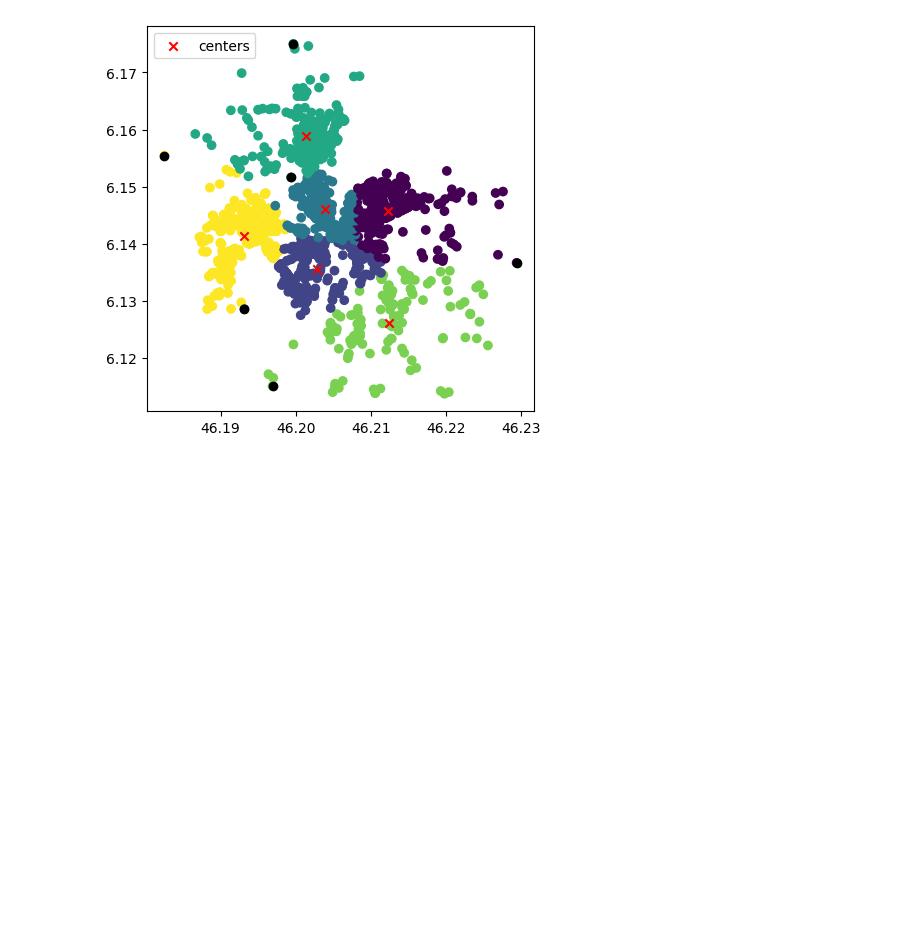
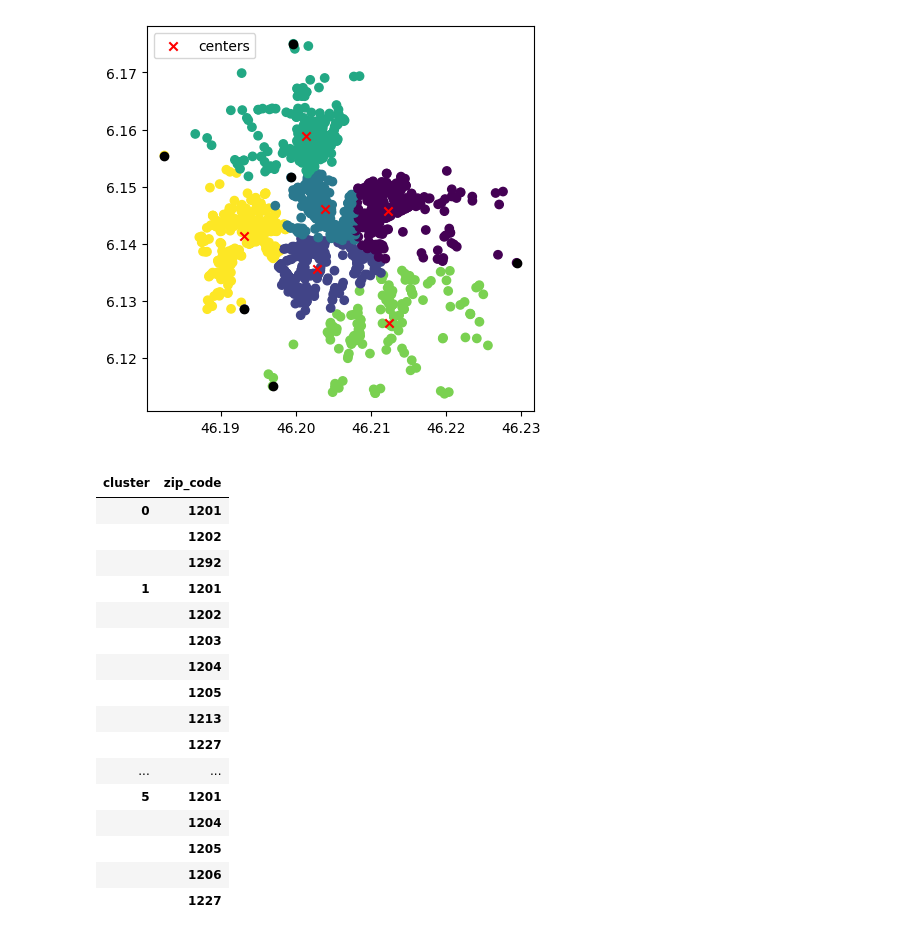
Before and after one commit to burakonurlu/best_restaurant_location, a Jupyter notebook: notebooks/burak_kmeans_clustering.ipynb, the cells around one changed output. Saved outputs shown, nothing was run; the diff lists cells and outputs as text; code cells hidden in the pictures; blank space fills up the shorter version.

```diff
--- a/notebooks/burak_kmeans_clustering.ipynb
+++ b/notebooks/burak_kmeans_clustering.ipynb
@@ -397,3 +358,24 @@ plt.legend(loc='upper left')
 plt.show()
 # %% [output]
 [figure]
+# %%
+df_rest[['cluster', 'zip_code']].groupby(['cluster', 'zip_code']).count()
+# %% [output]
+|  |  |
+| cluster | zip_code |
+| 0 | 1201 |
+|  | 1202 |
+|  | 1292 |
+| 1 | 1201 |
+|  | 1202 |
+|  | 1203 |
+|  | 1204 |
+|  | 1205 |
+|  | 1213 |
+|  | 1227 |
+| ... | ... |
+| 5 | 1201 |
+|  | 1204 |
+|  | 1205 |
+|  | 1206 |
+|  | 1227 |
```
Also changed, not shown: parts of 9 cells of this notebook.
